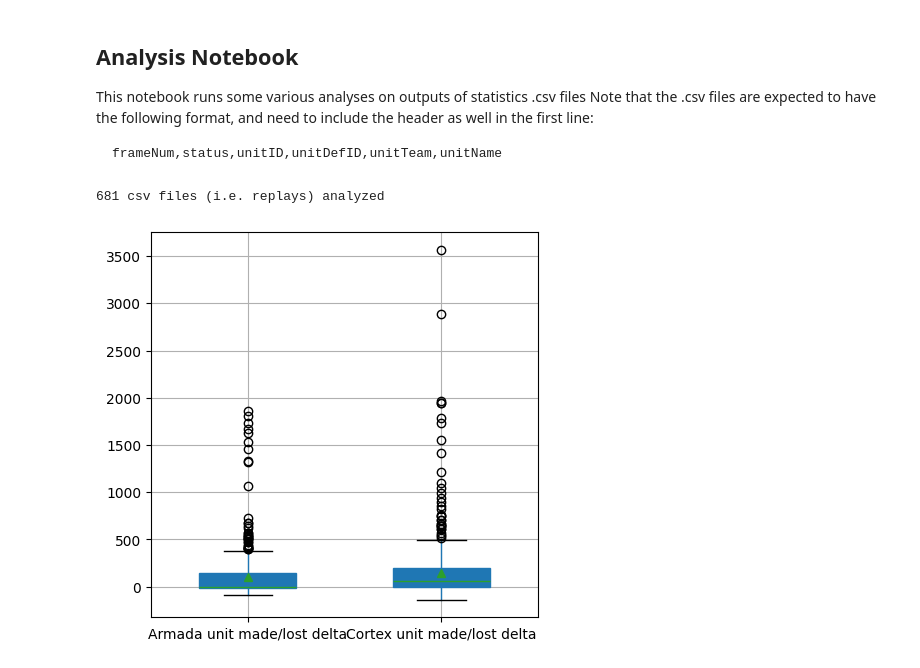
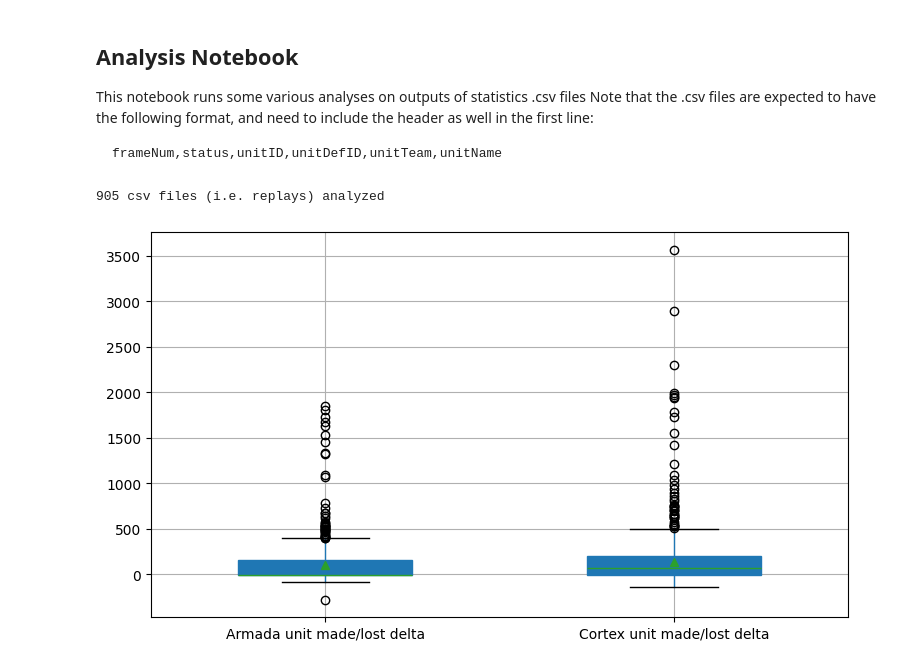
Before and after one commit to jorisvddonk/bar-replay-analyzer, a Jupyter notebook: analysis.ipynb, the cells around one changed output. Drawn from its saved outputs; the diff is of its cells as text; code cells hidden in the pictures.

```diff
--- a/analysis.ipynb
+++ b/analysis.ipynb
@@ -23,36 +23,36 @@ armDeltas = []
 corDeltas = []
 
 def analyzeTeam(df):
     f = df[df['status'].eq('finished')]
     d = df[df['status'].eq('destroyed')]
     delta = len(f) - len(d)
 
     isArm = df.iloc[0].unitName.startswith('arm')
     isCor = df.iloc[0].unitName.startswith('cor')
     if isArm:
         armDeltas.append(delta)
     if isCor:
         corDeltas.append(delta)
 
 def analyze(filepath):
     df = pd.read_csv("./analysis_data/" + filepath)
     analyzeTeam(df[df['unitTeam'].eq(0)])
     analyzeTeam(df[df['unitTeam'].eq(1)])
 
 def collect_analyses():
     deltas = pd.DataFrame({'Armada unit made/lost delta': pd.Series(armDeltas, name="ham"), 'Cortex unit made/lost delta': pd.Series(corDeltas)})
-    p = deltas.boxplot(figsize=(5,5), widths=0.5, patch_artist=True, showmeans=True, showfliers=True)
+    p = deltas.boxplot(figsize=(9,5), widths=0.5, patch_artist=True, showmeans=True, showfliers=True)
 
 
 
 analysis_datafiles = os.listdir("./analysis_data")
 print(len(analysis_datafiles), "csv files (i.e. replays) analyzed")
 for f in analysis_datafiles:
     analyze(f)
 collect_analyses()
 # %% [output]
-681 csv files (i.e. replays) analyzed
+905 csv files (i.e. replays) analyzed
-[figure, old version]
+[figure, new version]
 # %%
 builds = {}
 
```
Also changed, not shown: parts of 2 cells of this notebook.
